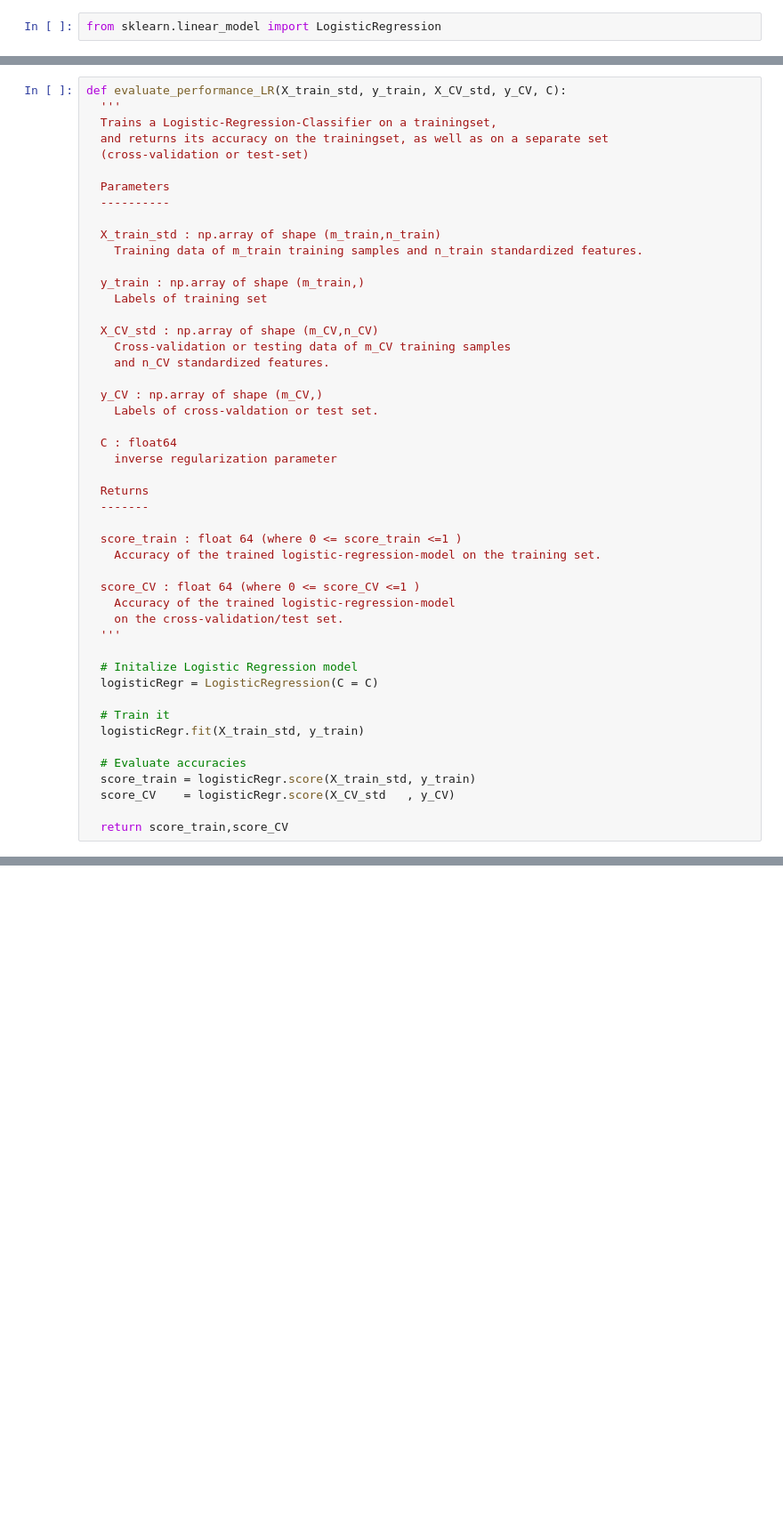
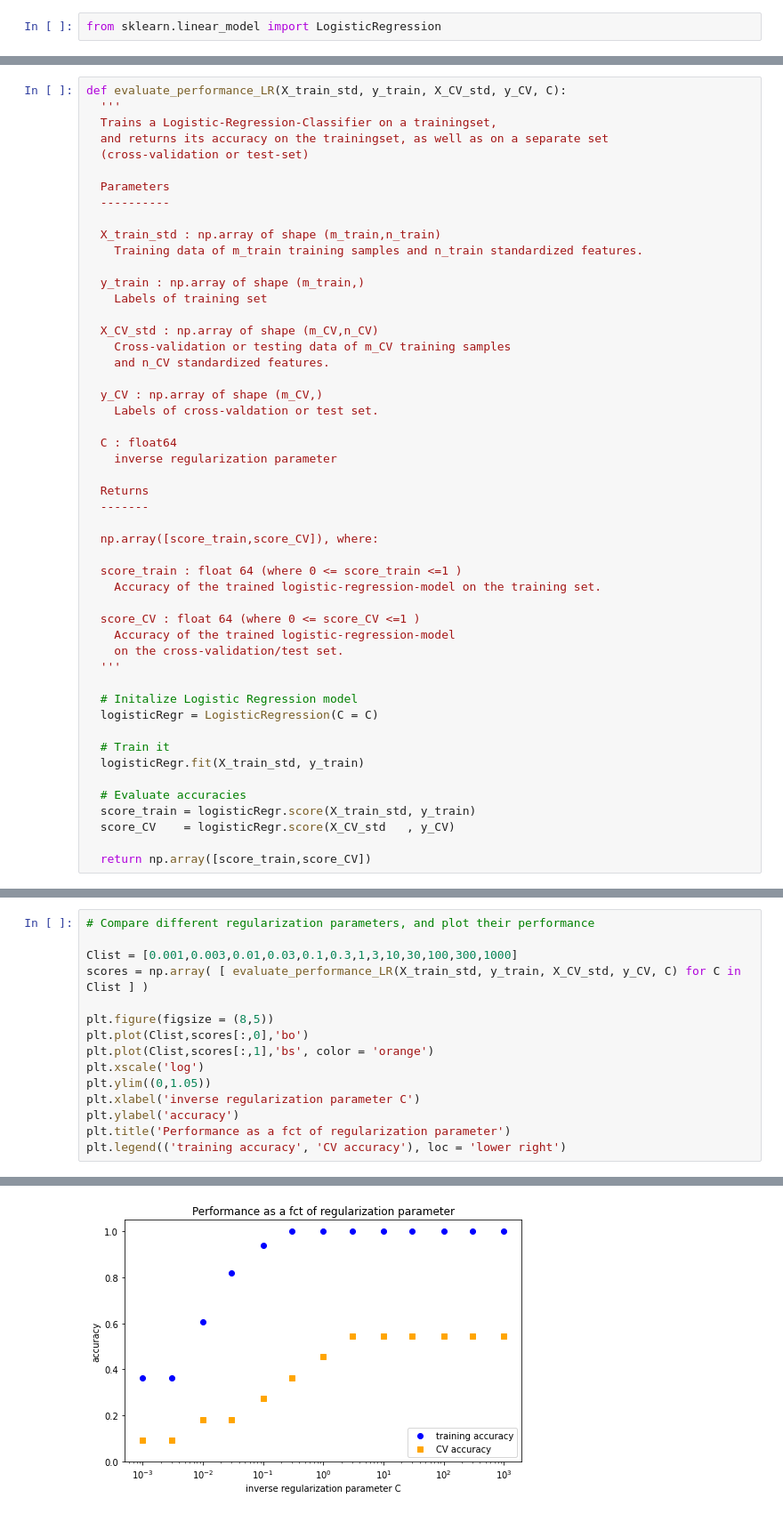
Before and after one commit to ajrodenburg/instrument_recognition, a Jupyter notebook: instrument_recognition.ipynb, the cells around one changed output, grey strips where cells are left out. Shown at 89% size. Cells and saved outputs as stored; diff of their text form; blank space fills up the shorter version.

```diff
--- a/instrument_recognition.ipynb
+++ b/instrument_recognition.ipynb
@@ -490,6 +492,8 @@ def evaluate_performance_LR(X_train_std, y_train, X_CV_std, y_CV, C):
   Returns
   -------
 
+  np.array([score_train,score_CV]), where:
+
   score_train : float 64 (where 0 <= score_train <=1 )
     Accuracy of the trained logistic-regression-model on the training set.
 
@@ -508,4 +512,4 @@ def evaluate_performance_LR(X_train_std, y_train, X_CV_std, y_CV, C):
   score_train = logisticRegr.score(X_train_std, y_train)
   score_CV    = logisticRegr.score(X_CV_std   , y_CV)
 
-  return score_train,score_CV
+  return np.array([score_train,score_CV])
@@ -537,0 +516,16 @@ LogisticRegression(C=0.1, class_weight=None, dual=False, fit_intercept=True,
+# %%
+# Compare different regularization parameters, and plot their performance
+
+Clist = [0.001,0.003,0.01,0.03,0.1,0.3,1,3,10,30,100,300,1000]
+scores = np.array( [ evaluate_performance_LR(X_train_std, y_train, X_CV_std, y_CV, C) for C in Clist ] )
+
+plt.figure(figsize = (8,5))
+plt.plot(Clist,scores[:,0],'bo')
+plt.plot(Clist,scores[:,1],'bs', color = 'orange')
+plt.xscale('log')
+plt.ylim((0,1.05))
+plt.xlabel('inverse regularization parameter C')
+plt.ylabel('accuracy')
+plt.title('Performance as a fct of regularization parameter')
+plt.legend(('training accuracy', 'CV accuracy'), loc = 'lower right')
+# %% [output]
@@ -537,0 +533 @@ LogisticRegression(C=0.1, class_weight=None, dual=False, fit_intercept=True,
+[figure, added]
```
Also changed, not shown: parts of 8 cells of this notebook.
